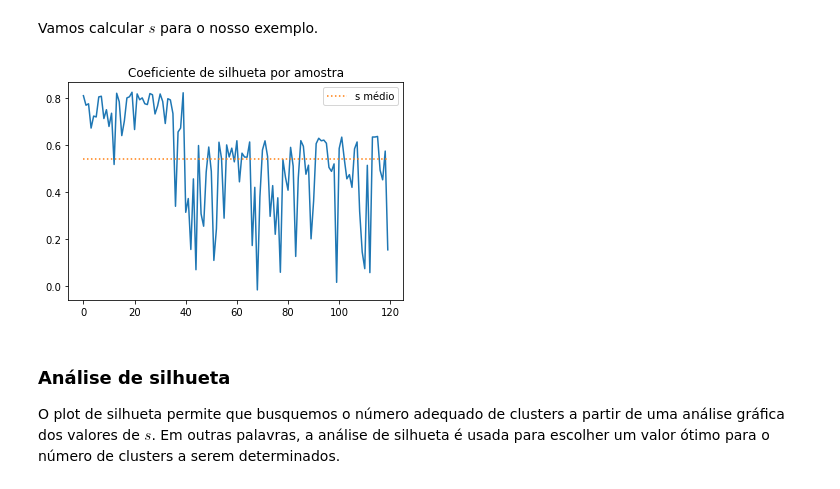
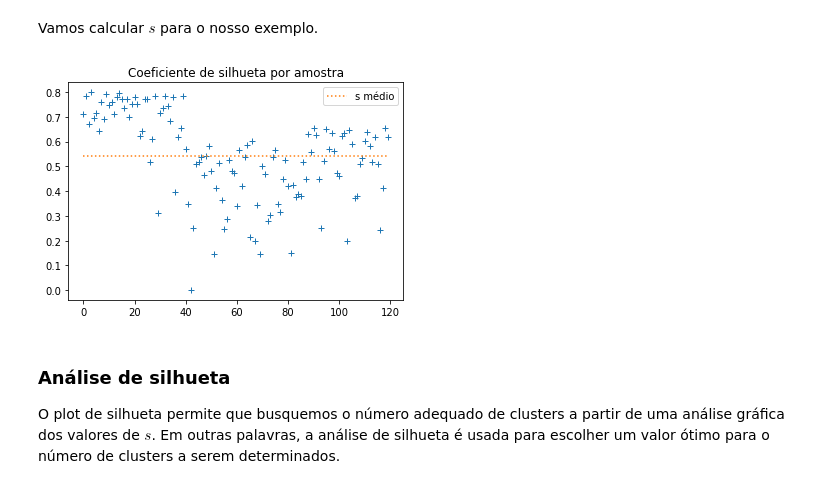
Before and after one commit to gcpeixoto/ICD, a Jupyter notebook: _build/jupyter_execute/ipynb/14b-aprendizado-maquina-2.ipynb, the cells around one changed output. Drawn from its saved outputs; the diff is of its cells as text; code cells hidden in the pictures.

```diff
--- a/_build/jupyter_execute/ipynb/14b-aprendizado-maquina-2.ipynb
+++ b/_build/jupyter_execute/ipynb/14b-aprendizado-maquina-2.ipynb
@@ -239,11 +239,11 @@ ss = metrics.silhouette_samples(X,cl,metric='euclidean')
 ssm = metrics.silhouette_score(X,cl,metric='euclidean')
 # %%
 plt.title('Coeficiente de silhueta por amostra')
-plt.plot(ss);
+plt.plot(ss,'+');
 plt.plot(np.arange(len(ss)),np.full(np.shape(ss),ssm),':',label='s médio');
 plt.legend();
 # %% [output]
-[figure, old version]
+[figure, new version]
 # %% [markdown]
 ### Análise de silhueta
 
```
Also changed, not shown: parts of 7 cells of this notebook, 38 other files.
